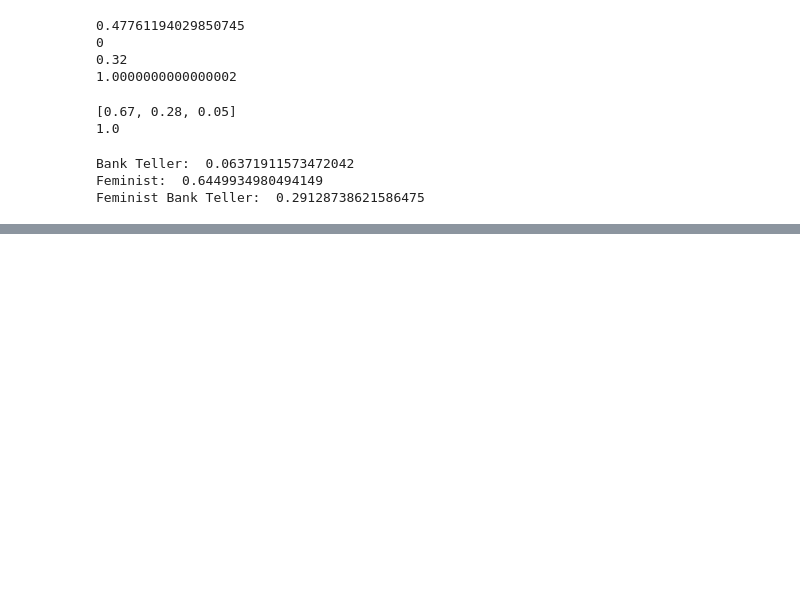
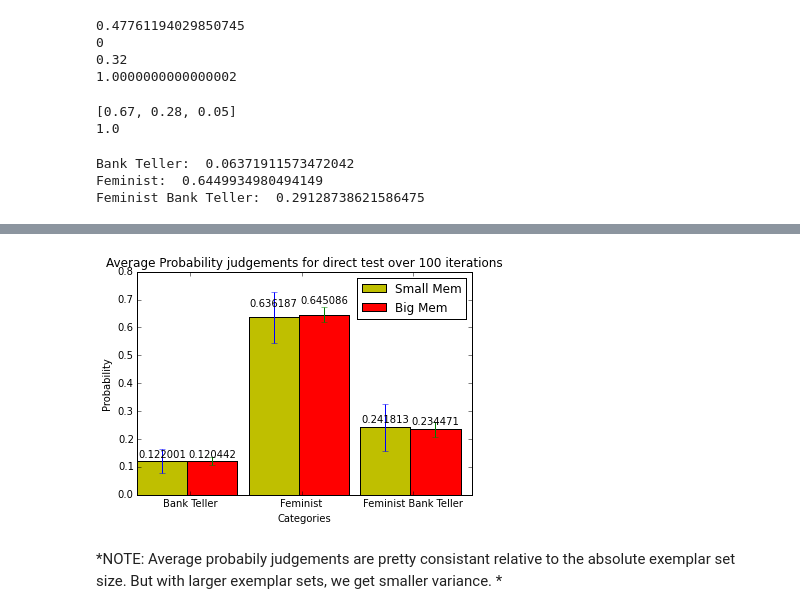
Before and after one commit to yinghj/CS328-Spring-2016, a Jupyter notebook: Final Project.ipynb, the cells around one changed output, grey strips where cells are left out. Saved outputs shown, nothing was run; the diff lists cells and outputs as text; code cells hidden in the pictures; blank space fills up the shorter version.

```diff
--- a/Final Project.ipynb
+++ b/Final Project.ipynb
@@ -280,0 +351,31 @@ plt.show()
+# %%
+# Bar graph to display the rankings (mean and std) over 100 simulated participants
+# with both small exemplar size (B:10, F:10, BF: 3) and big exemplar size (B:100 F:100 BF:30)
+# - 26 May, by Huiji
+
+fig, ax = plt.subplots()
+
+def autolabel(rects):
+    # attach some text labels
+    for rect in rects:
+        height = rect.get_height()
+        ax.text(rect.get_x() + rect.get_width()/2., 1.05*height,
+                '%f' % height,
+                ha='center', va='bottom')
+
+p1 = ax.bar(np.arange(0,3,1), dirMean, 0.45, color = 'y', yerr = dirStd)
+p2 = ax.bar(np.arange(0,3,1)+0.45, dirMean_b, 0.45, color = 'r', yerr = dirStd_b)
+plt.title("Average Probability judgements for direct test over 100 iterations")
+plt.xlabel("Categories")
+plt.ylabel("Probability")
+plt.xticks(np.arange(0,3,1)+0.95/2, ["Bank Teller", "Feminist","Feminist Bank Teller"])
+plt.legend((p1[0],p2[0]), ["Small Mem", "Big Mem"])
+
+autolabel(p1)
+autolabel(p2)
+
+plt.show()
+# %% [output]
+[figure, added]
+# %% [markdown]
+*NOTE: Average probabily judgements are pretty consistant relative to the absolute exemplar set size. But with larger exemplar sets, we get smaller variance. *
```
Also changed, not shown: parts of 3 cells of this notebook.
